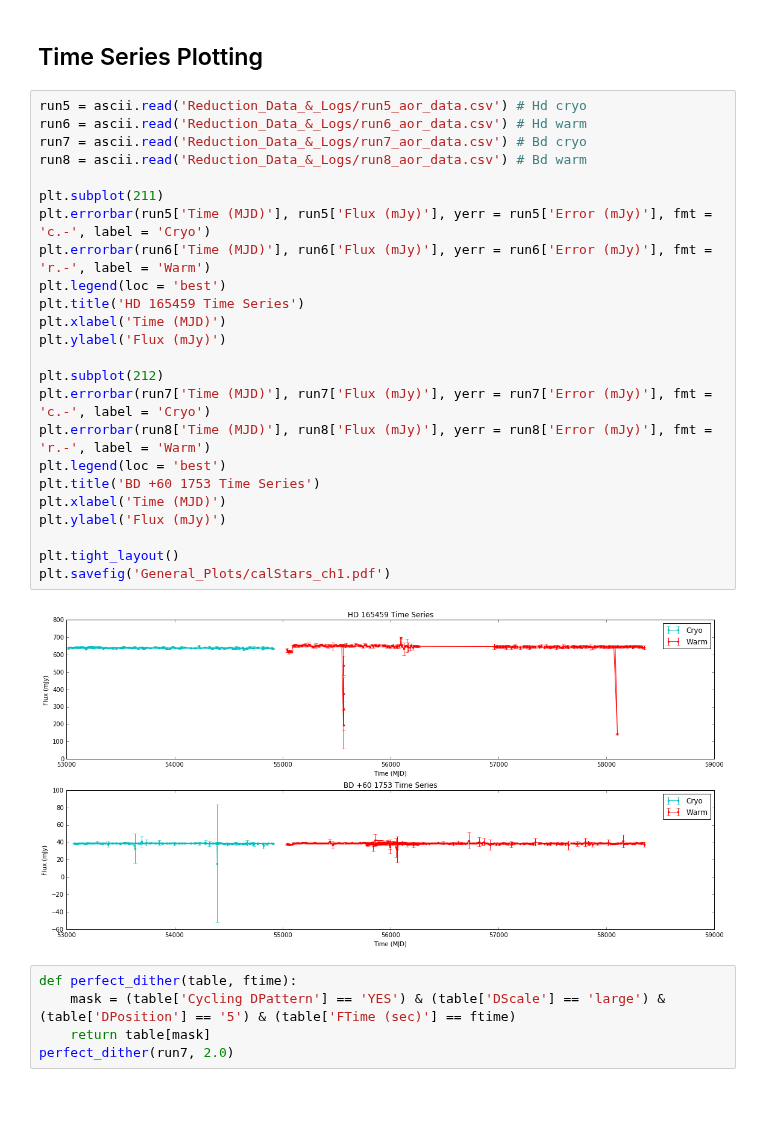
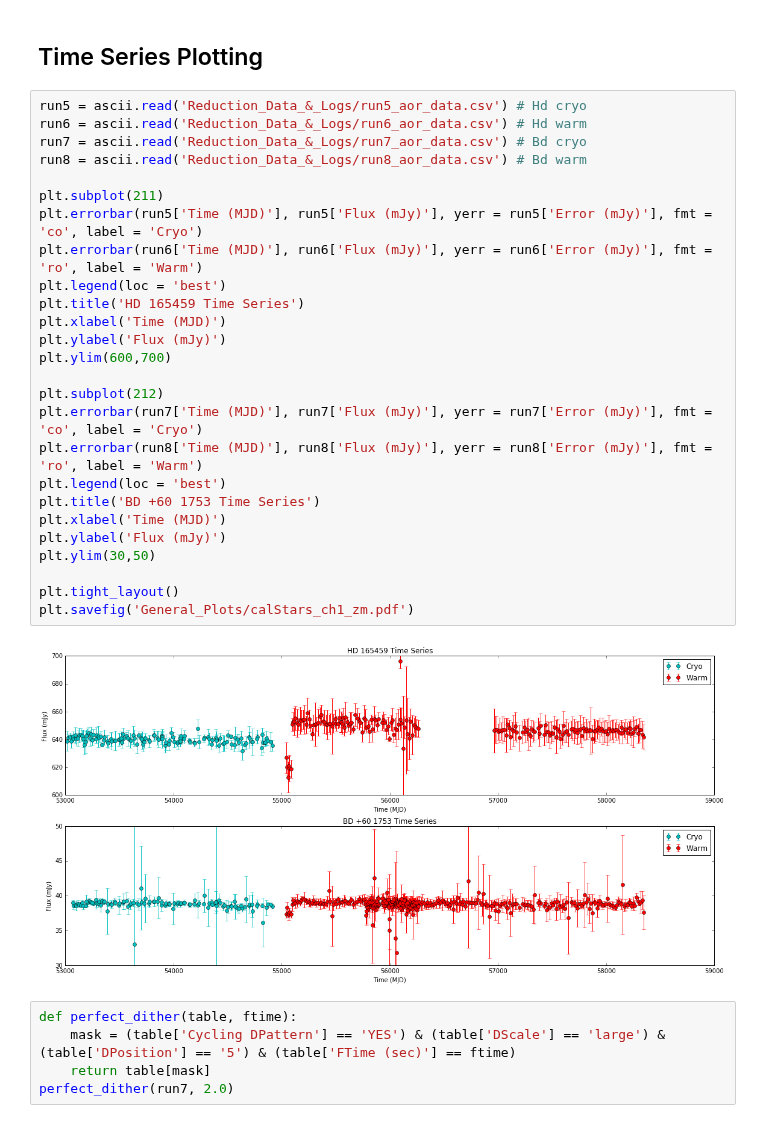
Before and after one commit to eas342/IRAC_photometry, a Jupyter notebook: PhotTests.ipynb, the cells around one changed output. Saved outputs shown, nothing was run; the diff lists cells and outputs as text.

Commit message:
zoomed into the time series plots

```diff
--- a/PhotTests.ipynb
+++ b/PhotTests.ipynb
@@ -107,29 +107,31 @@ for aor in AORnames:
 # %%
 run5 = ascii.read('Reduction_Data_&_Logs/run5_aor_data.csv') # Hd cryo
 run6 = ascii.read('Reduction_Data_&_Logs/run6_aor_data.csv') # Hd warm
 run7 = ascii.read('Reduction_Data_&_Logs/run7_aor_data.csv') # Bd cryo
 run8 = ascii.read('Reduction_Data_&_Logs/run8_aor_data.csv') # Bd warm
 
 plt.subplot(211)
-plt.errorbar(run5['Time (MJD)'], run5['Flux (mJy)'], yerr = run5['Error (mJy)'], fmt = 'c.-', label = 'Cryo')
-plt.errorbar(run6['Time (MJD)'], run6['Flux (mJy)'], yerr = run6['Error (mJy)'], fmt = 'r.-', label = 'Warm')
+plt.errorbar(run5['Time (MJD)'], run5['Flux (mJy)'], yerr = run5['Error (mJy)'], fmt = 'co', label = 'Cryo')
+plt.errorbar(run6['Time (MJD)'], run6['Flux (mJy)'], yerr = run6['Error (mJy)'], fmt = 'ro', label = 'Warm')
 plt.legend(loc = 'best')
 plt.title('HD 165459 Time Series')
 plt.xlabel('Time (MJD)')
 plt.ylabel('Flux (mJy)')
+plt.ylim(600,700)
 
 plt.subplot(212)
-plt.errorbar(run7['Time (MJD)'], run7['Flux (mJy)'], yerr = run7['Error (mJy)'], fmt = 'c.-', label = 'Cryo')
-plt.errorbar(run8['Time (MJD)'], run8['Flux (mJy)'], yerr = run8['Error (mJy)'], fmt = 'r.-', label = 'Warm')
+plt.errorbar(run7['Time (MJD)'], run7['Flux (mJy)'], yerr = run7['Error (mJy)'], fmt = 'co', label = 'Cryo')
+plt.errorbar(run8['Time (MJD)'], run8['Flux (mJy)'], yerr = run8['Error (mJy)'], fmt = 'ro', label = 'Warm')
 plt.legend(loc = 'best')
 plt.title('BD +60 1753 Time Series')
 plt.xlabel('Time (MJD)')
 plt.ylabel('Flux (mJy)')
+plt.ylim(30,50)
 
 plt.tight_layout()
-plt.savefig('General_Plots/calStars_ch1.pdf')
+plt.savefig('General_Plots/calStars_ch1_zm.pdf')
 # %% [output]
-[figure, old version]
+[figure, new version]
 # %%
 def perfect_dither(table, ftime):
     mask = (table['Cycling DPattern'] == 'YES') & (table['DScale'] == 'large') & (table['DPosition'] == '5') & (table['FTime (sec)'] == ftime)
```
Also changed, not shown: parts of 1 cell of this notebook, 2 other files.
